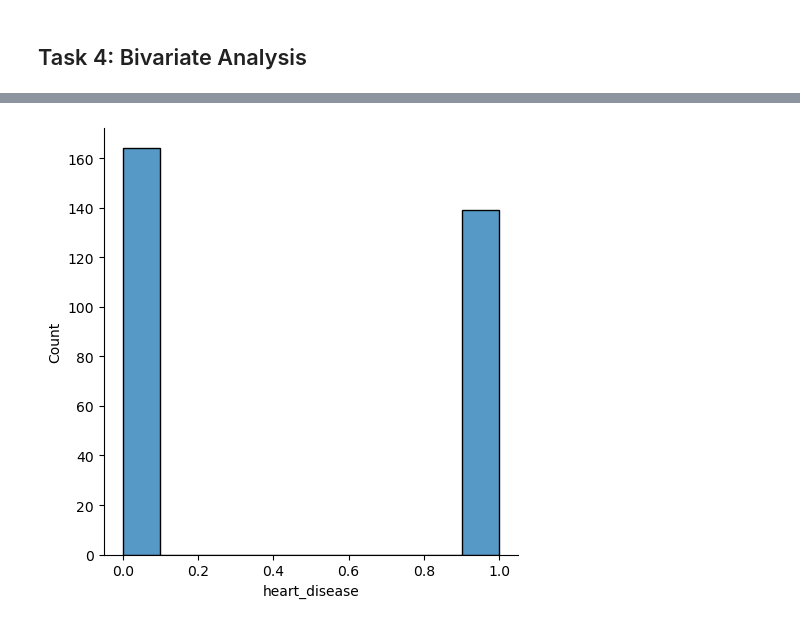
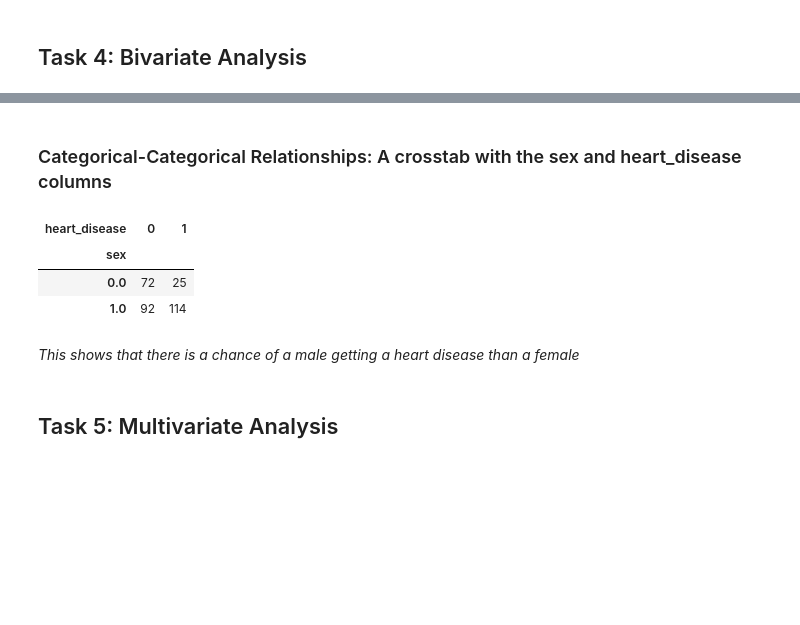
Before and after one commit to Amoako419/Heart_EDA, a Jupyter notebook: eda.ipynb, the cells around one changed output, grey strips where cells are left out. Cells and saved outputs as stored; diff of their text form; code cells hidden in the pictures; blank space fills up the shorter version.

```diff
--- a/eda.ipynb
+++ b/eda.ipynb
@@ -277,5 +325,16 @@ sns.boxplot(
-# %%
-sns.displot(x='heart_disease',data=health_data,palette="darked");
-# %% [output]
-[figure, removed]
+# %% [markdown]
+### Categorical-Categorical Relationships: A crosstab with the sex and heart_disease columns
+# %%
+# Crosstap to explore the categorical columns
+con = pd.crosstab(health_data['sex'],health_data['heart_disease'])
+con
+# %% [output]
+| heart_disease | 0 | 1 |
+| sex |  |  |
+| 0.0 | 72 | 25 |
+| 1.0 | 92 | 114 |
+# %% [markdown]
+_This shows that there is a chance of a male getting a heart disease than a female_
+# %% [markdown]
+## Task 5: Multivariate Analysis
 # %%
```
Also changed, not shown: parts of 9 cells of this notebook.
